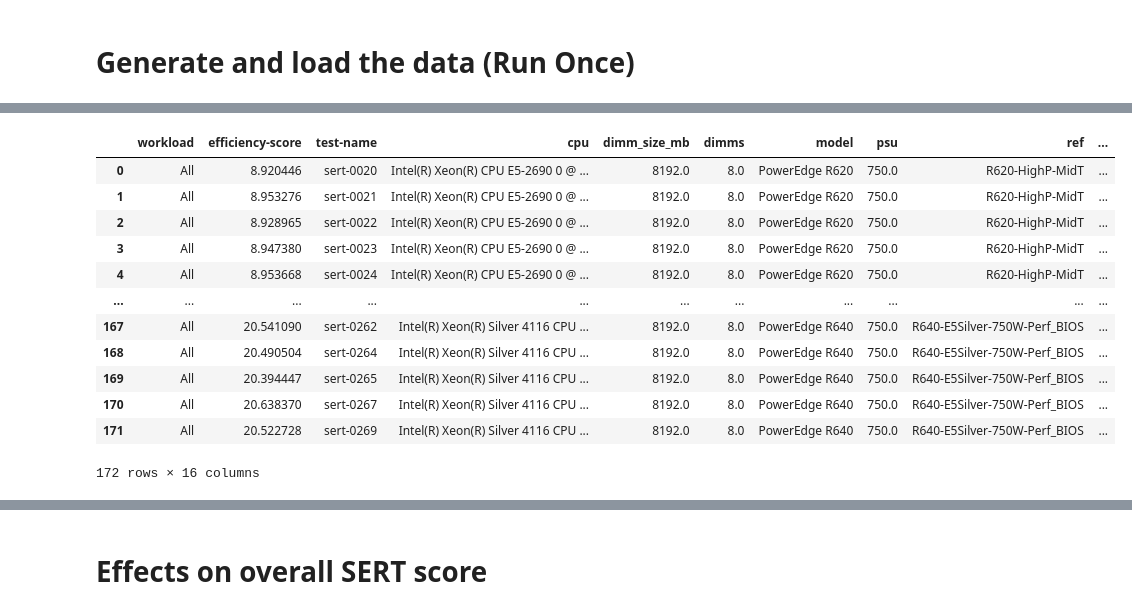
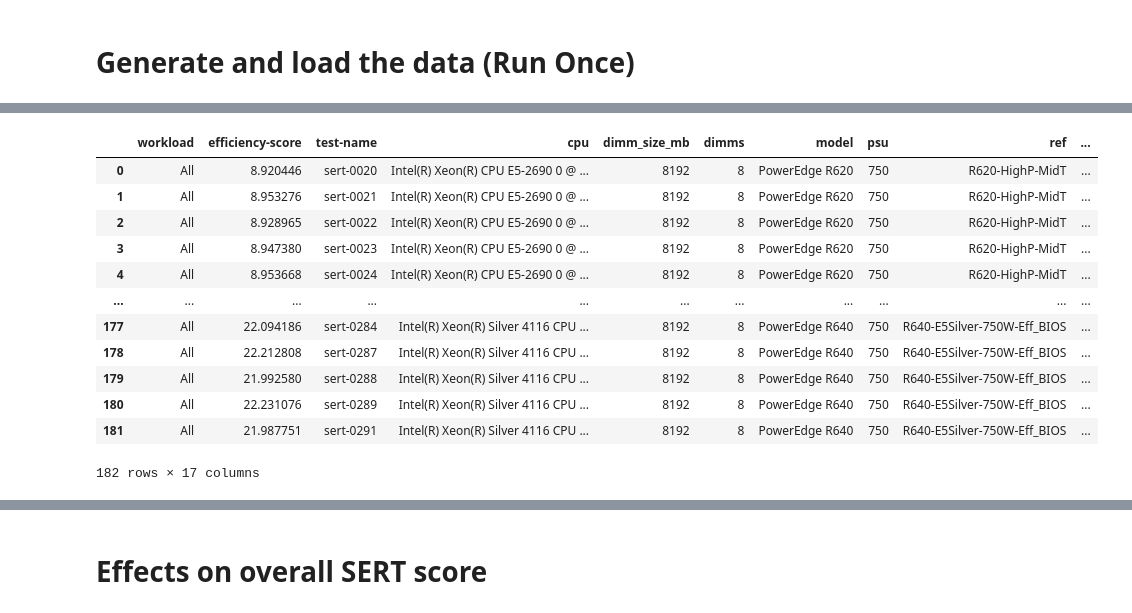
Before and after one commit to sjclement/sert-processing, a Jupyter notebook: Temperature_analysis.ipynb, the cells around one changed output, grey strips where cells are left out. Drawn from its saved outputs; the diff is of its cells as text; code cells hidden in the pictures.

```diff
--- a/Temperature_analysis.ipynb
+++ b/Temperature_analysis.ipynb
@@ -98,13 +101,35 @@ if not os.path.isfile(f'{working_dir}//{all_data_file}') or overwrite_data:
         settings = pd.DataFrame()
     #settings.columns = ['location', 'bios']
     test_details = pd.merge(test_details, settings, left_index=True, right_index=True)
-    # TODO: Add pressure lookup here for tunnel tests
+
+
 
     # Join metrics and test details to results.
     sert_data = pd.merge(metrics_data, scores, how='left', on=['test-name', 'worklet', 'loadlevel', 'workload', 'score', 'watts-avg'])
     sert_data = pd.merge(sert_data, test_details, left_on='test-name', right_index=True)
     sert_data.loc[sert_data['workload'] == 'Idle', 'actual-load'] = 0
 
+    #Pressure lookup here for tunnel tests
+    if 'influxdb' in params:
+        from influxdb import InfluxDBClient
+        client = InfluxDBClient(host=params['influxdb']['host'],
+                                port=params['influxdb']['port'],
+                                username=params['influxdb']['user'],
+                                password=params['influxdb']['password'],
+                                database=['influxdb']['tunnel-database'])
+
+        def pressure_func(r):
+            if r.location == 'Tunnel':
+                query = f'select (mean("value")-21.65)*62/19 from sensors where "channel"=\'Pressure\' and time>=\'{r.start.isoformat()}\' and time<=\'{r.end.isoformat()}\''
+                result = client.query(query)
+                for pt in result.get_points('sensors'):
+                    return pt['mean']
+
+                return np.nan # Tunnel run but no data
+            else:
+                return 0
+
+        sert_data['pressure'] = sert_data.apply(pressure_func, axis=1)
 
     # Store generated data
     metrics_data.to_csv(f'{working_dir}//sert_metrics.csv', index=False)
@@ -142,24 +180,25 @@ Loading SERT data from disk
 # %%
 #test_details
 total_score = scores[scores['workload'] == 'All'].dropna(axis=1)
 total_score = total_score.merge(test_details, left_on='test-name', right_index=True, how='left').dropna()
 total_score['scenario'] = list(' - '.join(x) for x in zip(total_score['model'], total_score['cpu']))
 total_score['temperature'] = total_score.apply(lambda row: sert_data[sert_data['test-name'] == row['test-name']]['temp-avg'].mean(), axis=1)
 total_score = total_score.merge(sert_data[sert_data['workload'] == 'Idle'][['watts-avg','test-name']], left_on='test-name', right_on='test-name').rename(columns={'watts-avg':'idle-power'})
 total_score['max-power'] = total_score.apply(lambda row: sert_data[(sert_data['test-name'] == row['test-name']) & (sert_data['loadlevel']=='100%')]['watts-avg'].mean(), axis=1)
+total_score['pressure'] = total_score.apply(lambda row: sert_data[sert_data['test-name'] == row['test-name']]['pressure'].mean(), axis=1)
 total_score
 # %% [output]
 |  | workload | efficiency-score | test-name | cpu | dimm_size_mb | dimms | model | psu | ref | ... |
-| 0 | All | 8.920446 | sert-0020 | Intel(R) Xeon(R) CPU E5-2690 0 @ ... | 8192.0 | 8.0 | PowerEdge R620 | 750.0 | R620-HighP-MidT | ... |
-| 1 | All | 8.953276 | sert-0021 | Intel(R) Xeon(R) CPU E5-2690 0 @ ... | 8192.0 | 8.0 | PowerEdge R620 | 750.0 | R620-HighP-MidT | ... |
-| 2 | All | 8.928965 | sert-0022 | Intel(R) Xeon(R) CPU E5-2690 0 @ ... | 8192.0 | 8.0 | PowerEdge R620 | 750.0 | R620-HighP-MidT | ... |
-| 3 | All | 8.947380 | sert-0023 | Intel(R) Xeon(R) CPU E5-2690 0 @ ... | 8192.0 | 8.0 | PowerEdge R620 | 750.0 | R620-HighP-MidT | ... |
-| 4 | All | 8.953668 | sert-0024 | Intel(R) Xeon(R) CPU E5-2690 0 @ ... | 8192.0 | 8.0 | PowerEdge R620 | 750.0 | R620-HighP-MidT | ... |
+| 0 | All | 8.920446 | sert-0020 | Intel(R) Xeon(R) CPU E5-2690 0 @ ... | 8192 | 8 | PowerEdge R620 | 750 | R620-HighP-MidT | ... |
+| 1 | All | 8.953276 | sert-0021 | Intel(R) Xeon(R) CPU E5-2690 0 @ ... | 8192 | 8 | PowerEdge R620 | 750 | R620-HighP-MidT | ... |
+| 2 | All | 8.928965 | sert-0022 | Intel(R) Xeon(R) CPU E5-2690 0 @ ... | 8192 | 8 | PowerEdge R620 | 750 | R620-HighP-MidT | ... |
+| 3 | All | 8.947380 | sert-0023 | Intel(R) Xeon(R) CPU E5-2690 0 @ ... | 8192 | 8 | PowerEdge R620 | 750 | R620-HighP-MidT | ... |
+| 4 | All | 8.953668 | sert-0024 | Intel(R) Xeon(R) CPU E5-2690 0 @ ... | 8192 | 8 | PowerEdge R620 | 750 | R620-HighP-MidT | ... |
 | ... | ... | ... | ... | ... | ... | ... | ... | ... | ... | ... |
-| 167 | All | 20.541090 | sert-0262 | Intel(R) Xeon(R) Silver 4116 CPU ... | 8192.0 | 8.0 | PowerEdge R640 | 750.0 | R640-E5Silver-750W-Perf_BIOS | ... |
-| 168 | All | 20.490504 | sert-0264 | Intel(R) Xeon(R) Silver 4116 CPU ... | 8192.0 | 8.0 | PowerEdge R640 | 750.0 | R640-E5Silver-750W-Perf_BIOS | ... |
-| 169 | All | 20.394447 | sert-0265 | Intel(R) Xeon(R) Silver 4116 CPU ... | 8192.0 | 8.0 | PowerEdge R640 | 750.0 | R640-E5Silver-750W-Perf_BIOS | ... |
-| 170 | All | 20.638370 | sert-0267 | Intel(R) Xeon(R) Silver 4116 CPU ... | 8192.0 | 8.0 | PowerEdge R640 | 750.0 | R640-E5Silver-750W-Perf_BIOS | ... |
-| 171 | All | 20.522728 | sert-0269 | Intel(R) Xeon(R) Silver 4116 CPU ... | 8192.0 | 8.0 | PowerEdge R640 | 750.0 | R640-E5Silver-750W-Perf_BIOS | ... |
+| 177 | All | 22.094186 | sert-0284 | Intel(R) Xeon(R) Silver 4116 CPU ... | 8192 | 8 | PowerEdge R640 | 750 | R640-E5Silver-750W-Eff_BIOS | ... |
+| 178 | All | 22.212808 | sert-0287 | Intel(R) Xeon(R) Silver 4116 CPU ... | 8192 | 8 | PowerEdge R640 | 750 | R640-E5Silver-750W-Eff_BIOS | ... |
+| 179 | All | 21.992580 | sert-0288 | Intel(R) Xeon(R) Silver 4116 CPU ... | 8192 | 8 | PowerEdge R640 | 750 | R640-E5Silver-750W-Eff_BIOS | ... |
+| 180 | All | 22.231076 | sert-0289 | Intel(R) Xeon(R) Silver 4116 CPU ... | 8192 | 8 | PowerEdge R640 | 750 | R640-E5Silver-750W-Eff_BIOS | ... |
+| 181 | All | 21.987751 | sert-0291 | Intel(R) Xeon(R) Silver 4116 CPU ... | 8192 | 8 | PowerEdge R640 | 750 | R640-E5Silver-750W-Eff_BIOS | ... |
-172 rows × 16 columns
+182 rows × 17 columns
 # %% [markdown]
```
Also changed, not shown: parts of 24 cells of this notebook, 1 other file.
